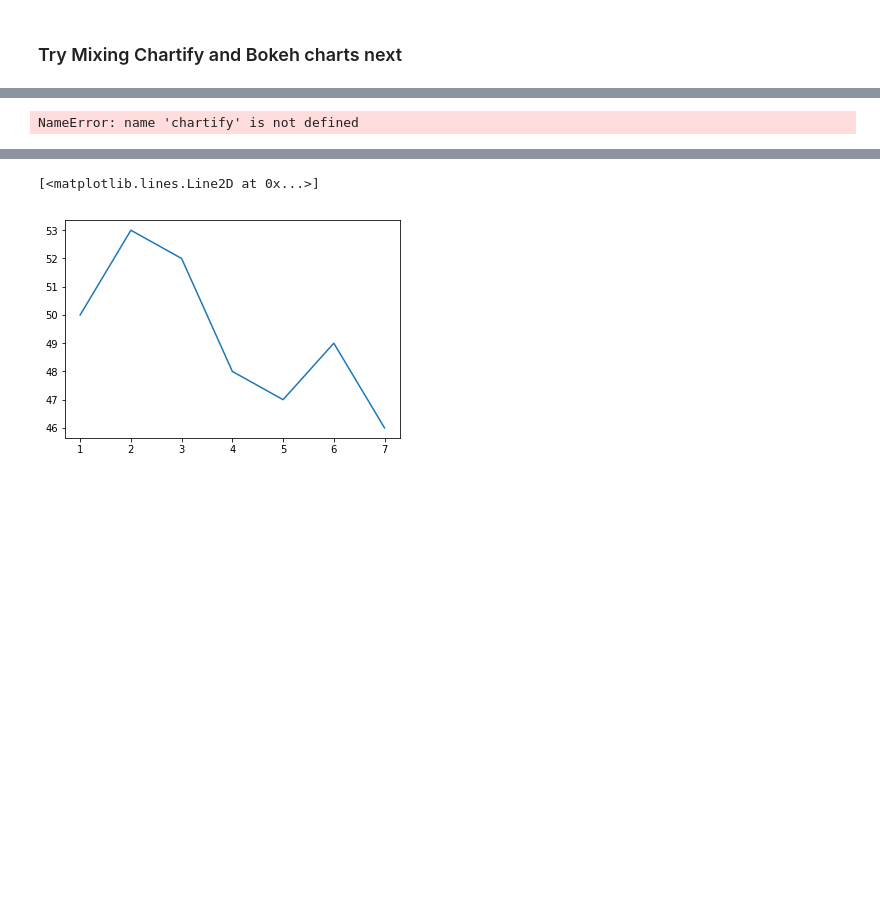
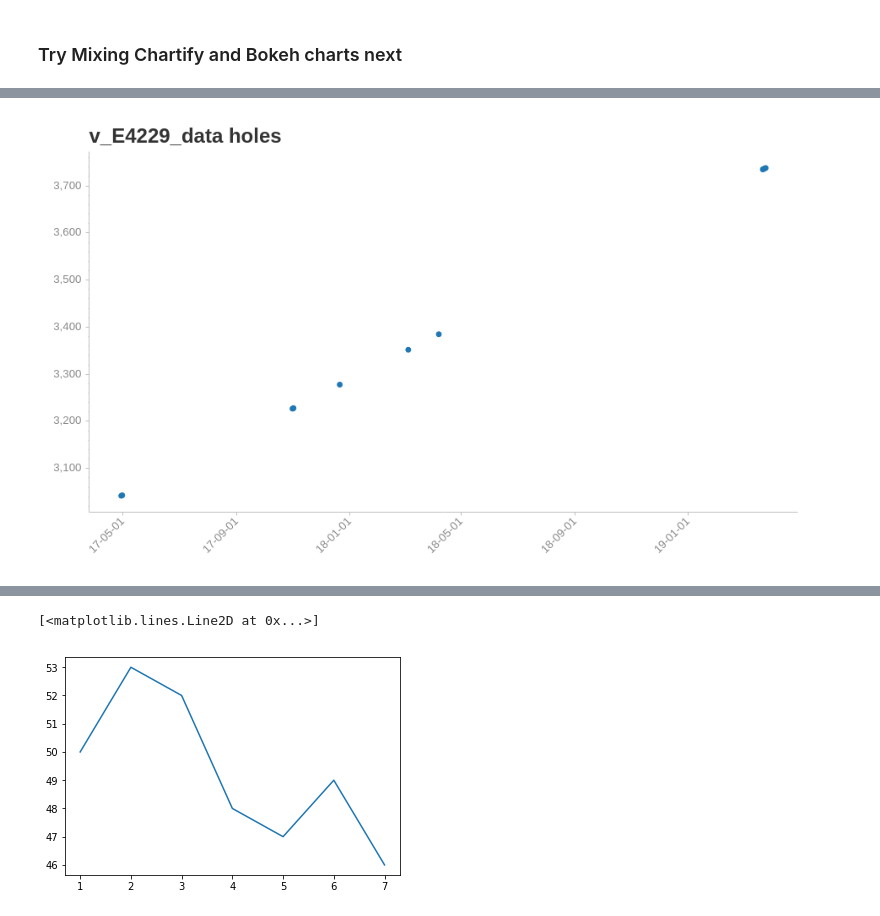
Before and after one commit to johnzastrow/jz_jupyters, a Jupyter notebook: sql2pandaframe.ipynb, the cells around one changed output, grey strips where cells are left out. Cells and saved outputs as stored; diff of their text form; code cells hidden in the pictures; blank space fills up the shorter version.

```diff
--- a/sql2pandaframe.ipynb
+++ b/sql2pandaframe.ipynb
@@ -121,19 +160,19 @@ NameError: name 'chartify' is not defined
 # %%
-query = '''select id, d_utc, dates from v_E4229_data_holes order by d_utc'''
+query = '''select id, d_utc, dates from v_E4229_holes order by d_utc'''
 df = pd.read_sql_query(query,engine)
 # Plot the data
 ch = chartify.Chart(blank_labels=True, x_axis_type='datetime')
 ch.plot.scatter(
 data_frame=df,
 x_column='dates',
 y_column='id')
 ch.set_title("v_E4229_data holes")
 ch.set_subtitle("")
 ch.axes.set_xaxis_tick_format('%y-%m-%d')
 ch.axes.set_xaxis_tick_orientation('diagonal')
 ch.show('png')
 # %% [output]
-NameError: name 'chartify' is not defined
+[figure, added]
 # %%
 query = '''select d_utc, hdd_d65, temp_f_davg from v_E4229_daily order by d_utc desc limit 50'''
 df = pd.read_sql_query(query,engine)
```
Also changed, not shown: parts of 18 cells of this notebook, 3 other files.
